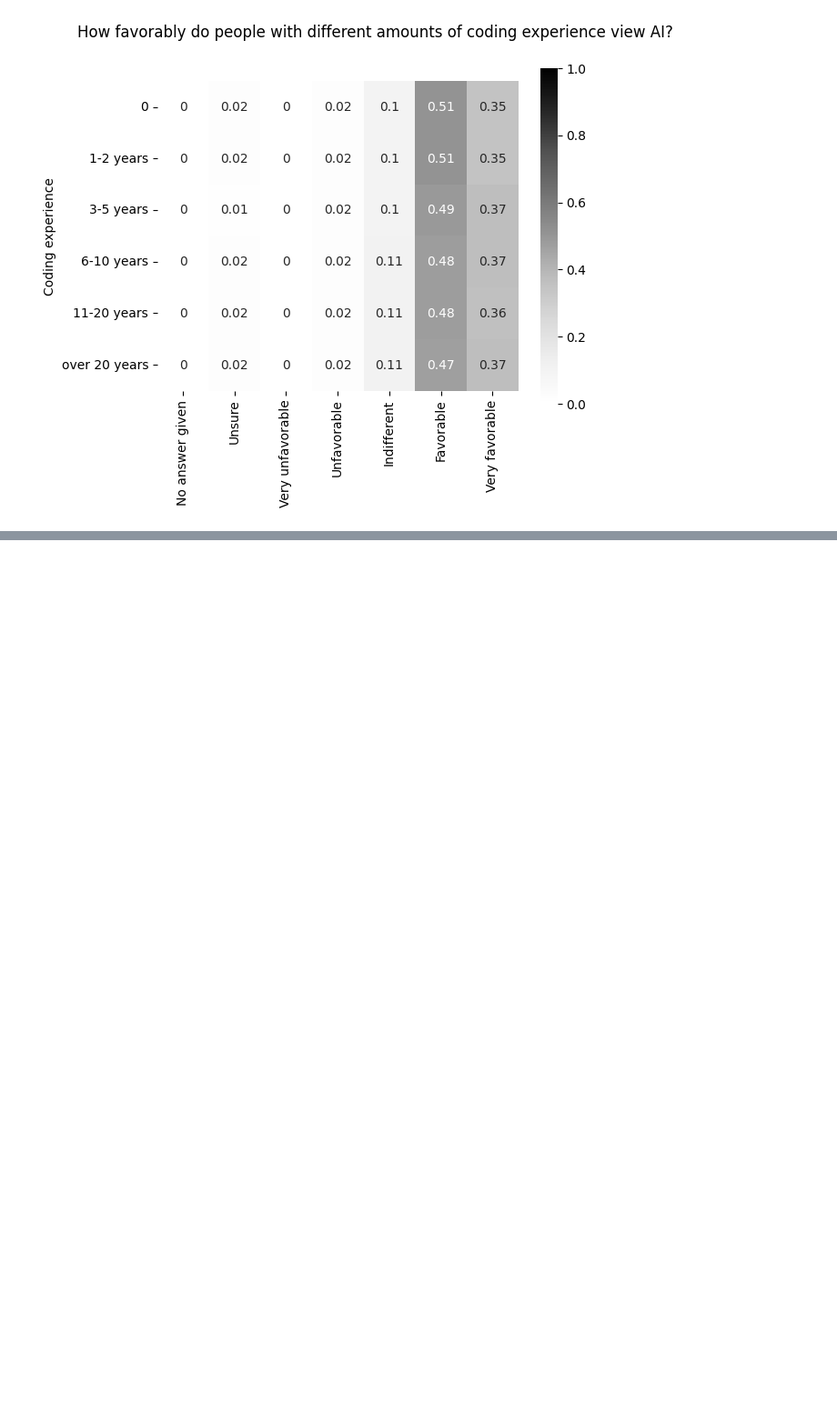
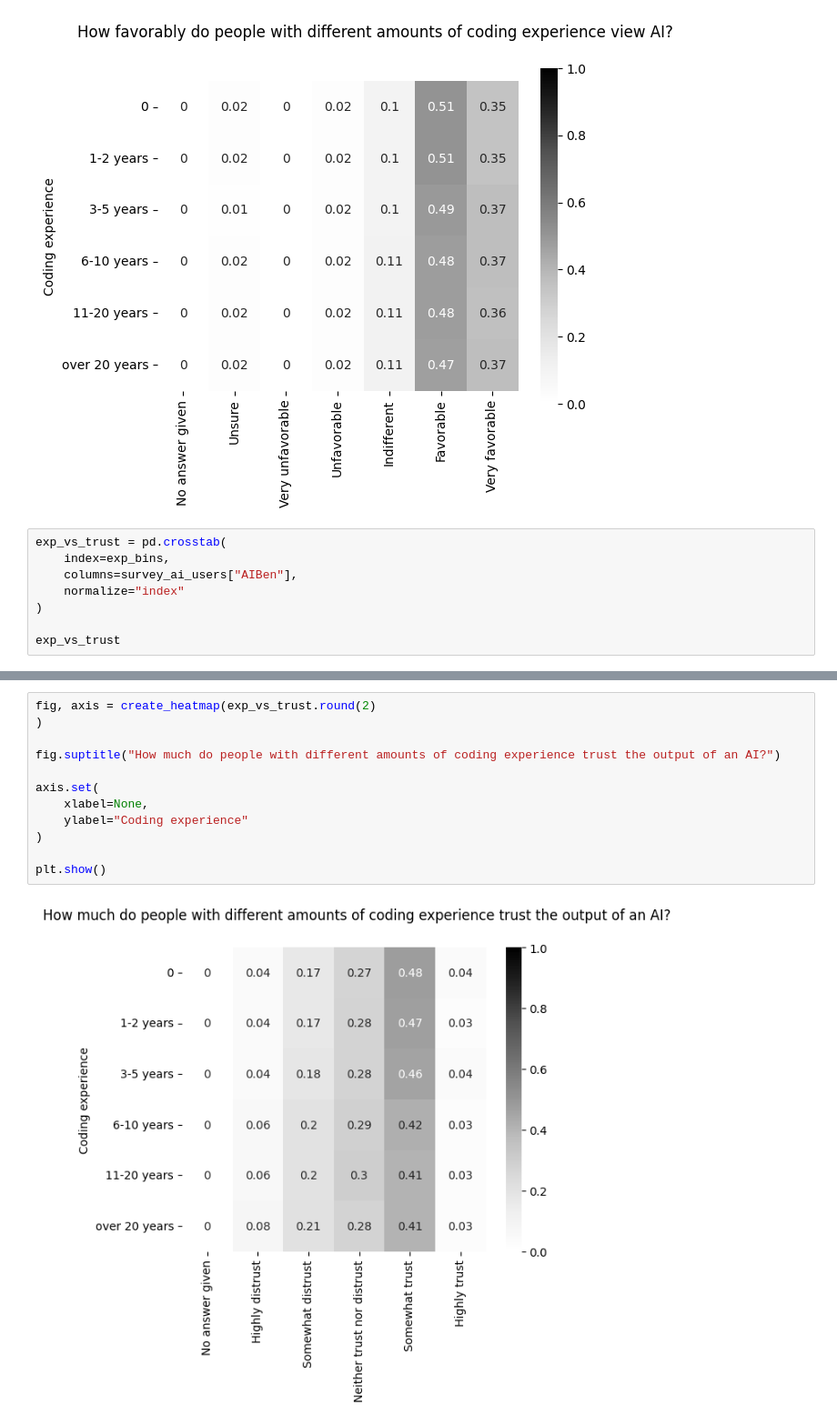
Before and after one commit to jeremysb1/data_analysis_projects, a Jupyter notebook: categorical_data.ipynb, the cells around one changed output, grey strips where cells are left out. Shown at 91% size. Drawn from its saved outputs; the diff is of its cells as text; blank space fills up the shorter version.

```diff
--- a/categorical_data.ipynb
+++ b/categorical_data.ipynb
@@ -820,3 +820,11 @@ axis.set(
 plt.show()
 # %% [output]
 [figure]
+# %%
+exp_vs_trust = pd.crosstab(
+    index=exp_bins,
+    columns=survey_ai_users["AIBen"],
+    normalize="index"
+)
+
+exp_vs_trust
@@ -822,0 +840,14 @@ plt.show()
+# %%
+fig, axis = create_heatmap(exp_vs_trust.round(2)
+)
+
+fig.suptitle("How much do people with different amounts of coding experience trust the output of an AI?")
+
+axis.set(
+    xlabel=None,
+    ylabel="Coding experience"
+)
+
+plt.show()
+# %% [output]
+[figure, added]
```
Also changed, not shown: parts of 2 cells of this notebook.
